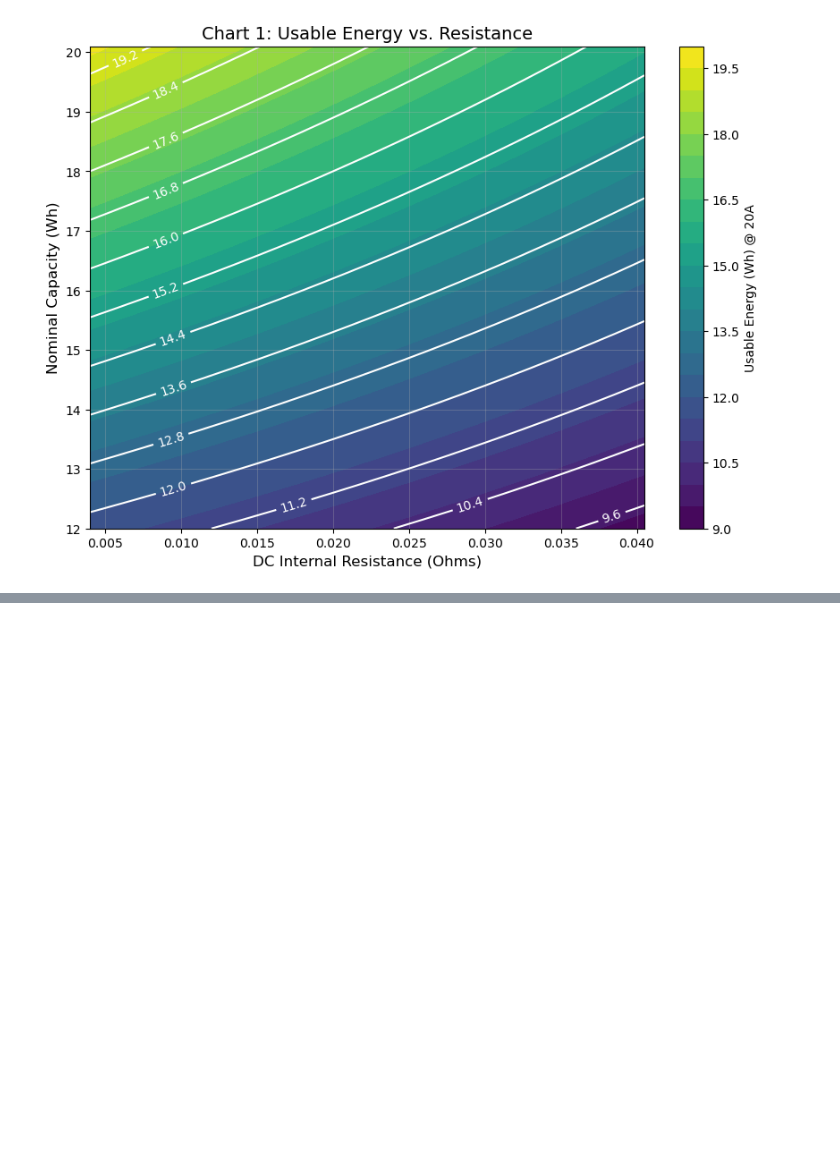
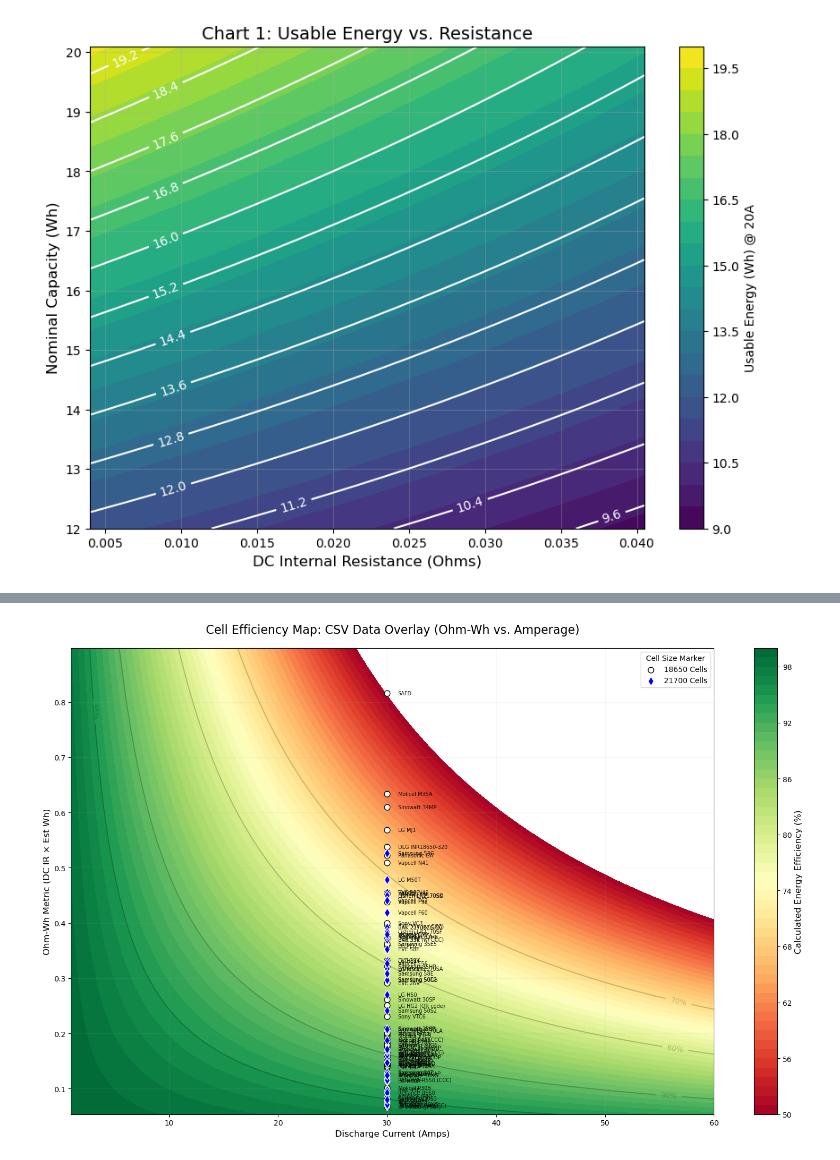
Before and after one commit to russlib/SegmentHandCalcs, a Jupyter notebook: CellSelection.ipynb, the cells around one changed output, grey strips where cells are left out. Drawn from its saved outputs; the diff is of its cells as text; code cells hidden in the pictures; blank space fills up the shorter version.

```diff
--- a/CellSelection.ipynb
+++ b/CellSelection.ipynb
@@ -52,0 +210,61 @@ plt.show()
+# %%
+import pandas as pd
+import numpy as np
+import matplotlib.pyplot as plt
+
+# 1. Load your dataset
+df = pd.read_csv(r'C:\Pythoning\Data\MoochBatteryDataV1.csv')
+
+# 2. Setup the Plotting "Terrain" (Efficiency Gradient)
+amps = np.linspace(1, 60, 200)
+ohm_wh_range = np.linspace(df['Ohm-Wh'].min() * 0.8, df['Ohm-Wh'].max() * 1.1, 200)
+A_grid, OW_grid = np.meshgrid(amps, ohm_wh_range)
+
+# Physics: Efficiency = 1 - (I * R / V_nom)
+# Substituting R = OhmWh / Wh_nom
+V_nom = 3.6
+Wh_ref = df['Est WH'].mean()  # Anchor the background to the average energy of your set
+efficiency = 1 - (A_grid * (OW_grid / Wh_ref)) / V_nom
+efficiency = np.clip(efficiency, 0, 1)
+
+# 3. Create the Map
+plt.figure(figsize=(16, 10))
+cp = plt.contourf(A_grid, OW_grid, efficiency * 100, levels=np.arange(50, 101, 1), cmap='RdYlGn')
+cbar = plt.colorbar(cp)
+cbar.set_label('Calculated Energy Efficiency (%)', fontsize=12)
+
+# Add threshold lines for 70%, 80%, 90%, 95%
+lines = plt.contour(A_grid, OW_grid, efficiency * 100, levels=[70, 80, 90, 95], colors='black', alpha=0.2)
+plt.clabel(lines, inline=True, fontsize=10, fmt='%d%%')
+
+# 4. Overlay your CSV Data
+# We plot the cells at a 30A "Reference Current" to show where they sit on the efficiency curve
+ref_current = 30
+
+# Split by size for different markers
+df_18650 = df[df['Cell Size'] == 18650]
+df_21700 = df[df['Cell Size'] == 21700]
+
+# Plot 18650s as Circles
+plt.scatter([ref_current] * len(df_18650), df_18650['Ohm-Wh'],
+            color='white', edgecolor='black', marker='o', s=60, label='18650 Cells', zorder=5)
+
+# Plot 21700s as Diamonds
+plt.scatter([ref_current] * len(df_21700), df_21700['Ohm-Wh'],
+            color='blue', edgecolor='white', marker='d', s=80, label='21700 Cells', zorder=5)
+
+# 5. Add Small Labels
+for i, row in df.iterrows():
+    plt.text(ref_current + 1, row['Ohm-Wh'], row['Battery Model'],
+             fontsize=7, verticalalignment='center', alpha=0.9)
+
+plt.title('Cell Efficiency Map: CSV Data Overlay (Ohm-Wh vs. Amperage)', fontsize=16, pad=20)
+plt.xlabel('Discharge Current (Amps)', fontsize=12)
+plt.ylabel('Ohm-Wh Metric (DC IR × Est Wh)', fontsize=12)
+plt.legend(loc='upper right', title="Cell Size Marker")
+plt.grid(True, alpha=0.1)
+
+plt.tight_layout()
+plt.show()
+# %% [output]
+[figure, added]
```
Also changed, not shown: parts of 4 cells of this notebook, 4 other files.
